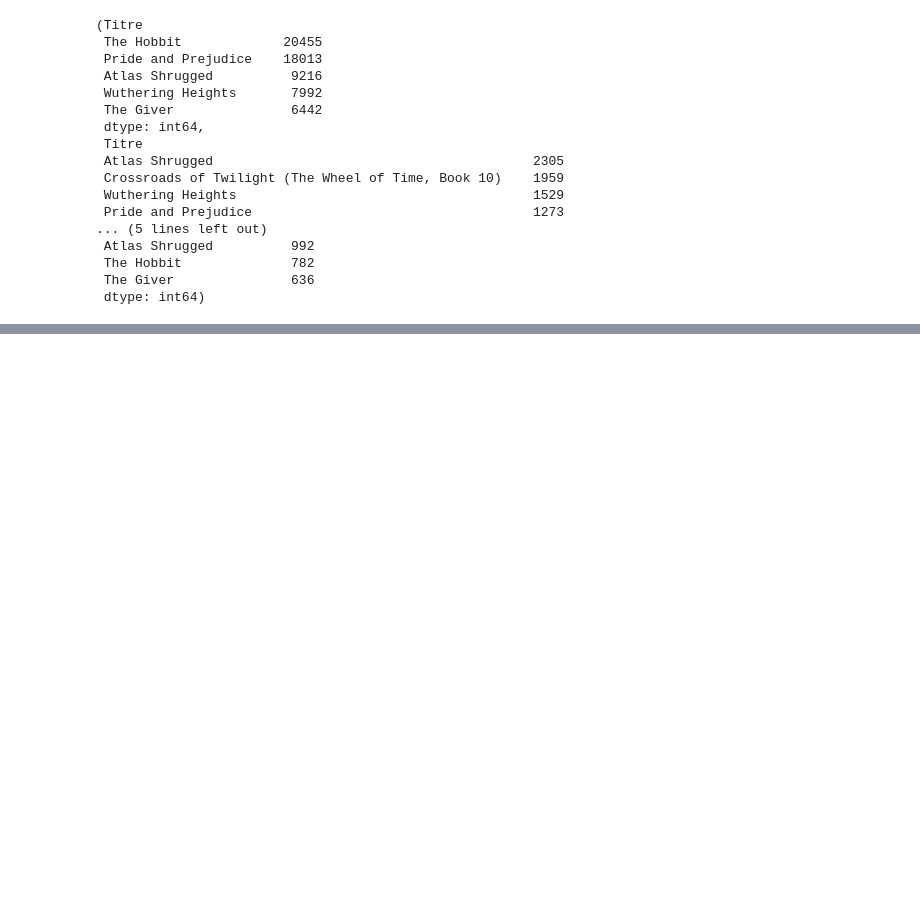
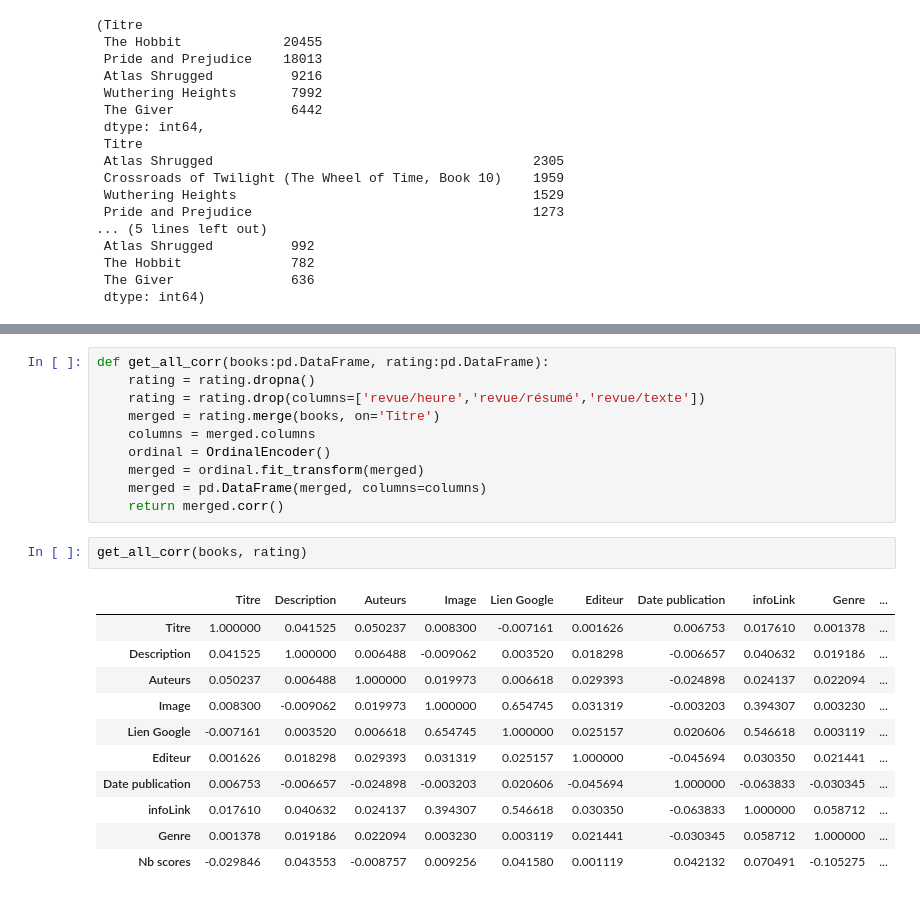
Before and after one commit to JulesLscx/RankFinder, a Jupyter notebook: notebook/analisys.ipynb, the cells around one changed output, grey strips where cells are left out. Saved outputs shown, nothing was run; the diff lists cells and outputs as text; blank space fills up the shorter version.

```diff
--- a/notebook/analisys.ipynb
+++ b/notebook/analisys.ipynb
@@ -147,0 +212,24 @@ AttributeError: 'float' object has no attribute 'replace'
+# %%
+def get_all_corr(books:pd.DataFrame, rating:pd.DataFrame):
+    rating = rating.dropna()
+    rating = rating.drop(columns=['revue/heure','revue/résumé','revue/texte'])
+    merged = rating.merge(books, on='Titre')
+    columns = merged.columns
+    ordinal = OrdinalEncoder()
+    merged = ordinal.fit_transform(merged)
+    merged = pd.DataFrame(merged, columns=columns)
+    return merged.corr()
+# %%
+get_all_corr(books, rating)
+# %% [output]
+|  | Titre | Description | Auteurs | Image | Lien Google | Editeur | Date publication | infoLink | Genre | ... |
+| Titre | 1.000000 | 0.041525 | 0.050237 | 0.008300 | -0.007161 | 0.001626 | 0.006753 | 0.017610 | 0.001378 | ... |
+| Description | 0.041525 | 1.000000 | 0.006488 | -0.009062 | 0.003520 | 0.018298 | -0.006657 | 0.040632 | 0.019186 | ... |
+| Auteurs | 0.050237 | 0.006488 | 1.000000 | 0.019973 | 0.006618 | 0.029393 | -0.024898 | 0.024137 | 0.022094 | ... |
+| Image | 0.008300 | -0.009062 | 0.019973 | 1.000000 | 0.654745 | 0.031319 | -0.003203 | 0.394307 | 0.003230 | ... |
+| Lien Google | -0.007161 | 0.003520 | 0.006618 | 0.654745 | 1.000000 | 0.025157 | 0.020606 | 0.546618 | 0.003119 | ... |
+| Editeur | 0.001626 | 0.018298 | 0.029393 | 0.031319 | 0.025157 | 1.000000 | -0.045694 | 0.030350 | 0.021441 | ... |
+| Date publication | 0.006753 | -0.006657 | -0.024898 | -0.003203 | 0.020606 | -0.045694 | 1.000000 | -0.063833 | -0.030345 | ... |
+| infoLink | 0.017610 | 0.040632 | 0.024137 | 0.394307 | 0.546618 | 0.030350 | -0.063833 | 1.000000 | 0.058712 | ... |
+| Genre | 0.001378 | 0.019186 | 0.022094 | 0.003230 | 0.003119 | 0.021441 | -0.030345 | 0.058712 | 1.000000 | ... |
+| Nb scores | -0.029846 | 0.043553 | -0.008757 | 0.009256 | 0.041580 | 0.001119 | 0.042132 | 0.070491 | -0.105275 | ... |
```
Also changed, not shown: parts of 14 cells of this notebook, 4 other files.
